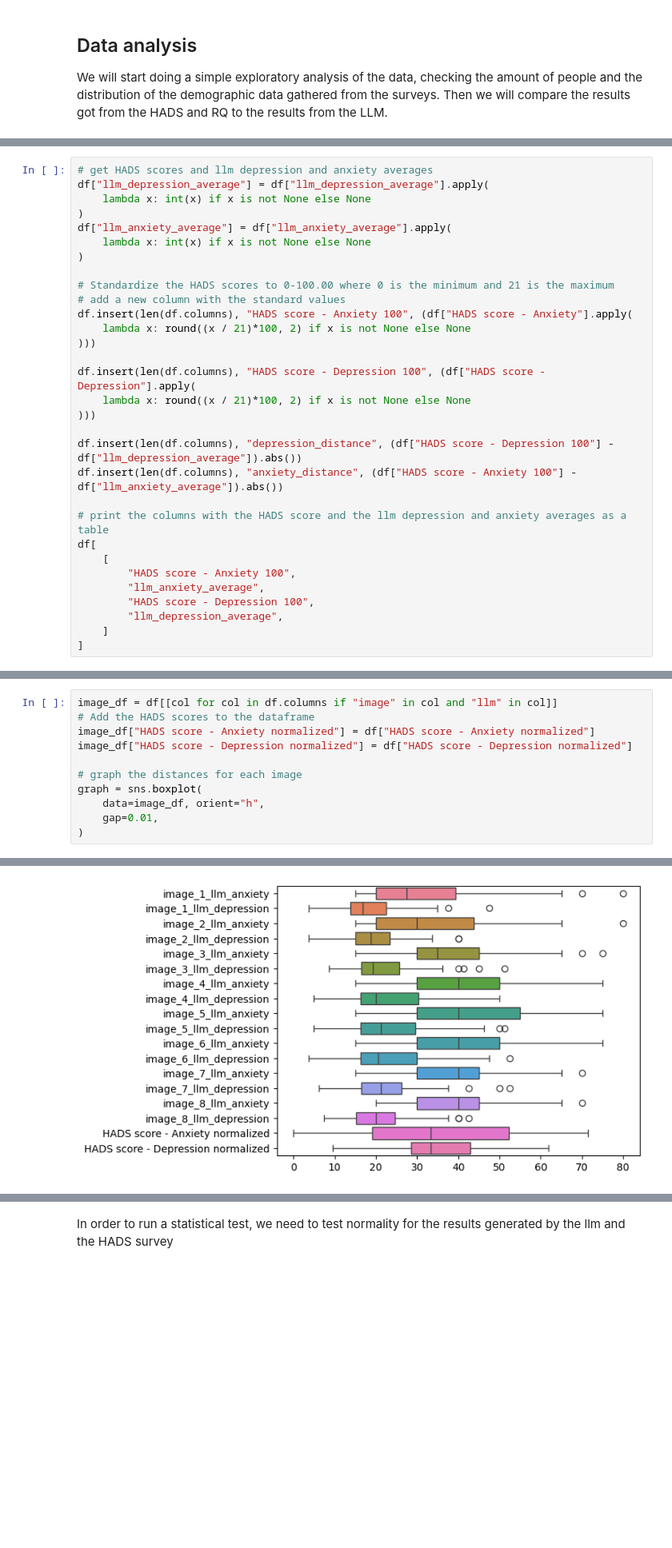
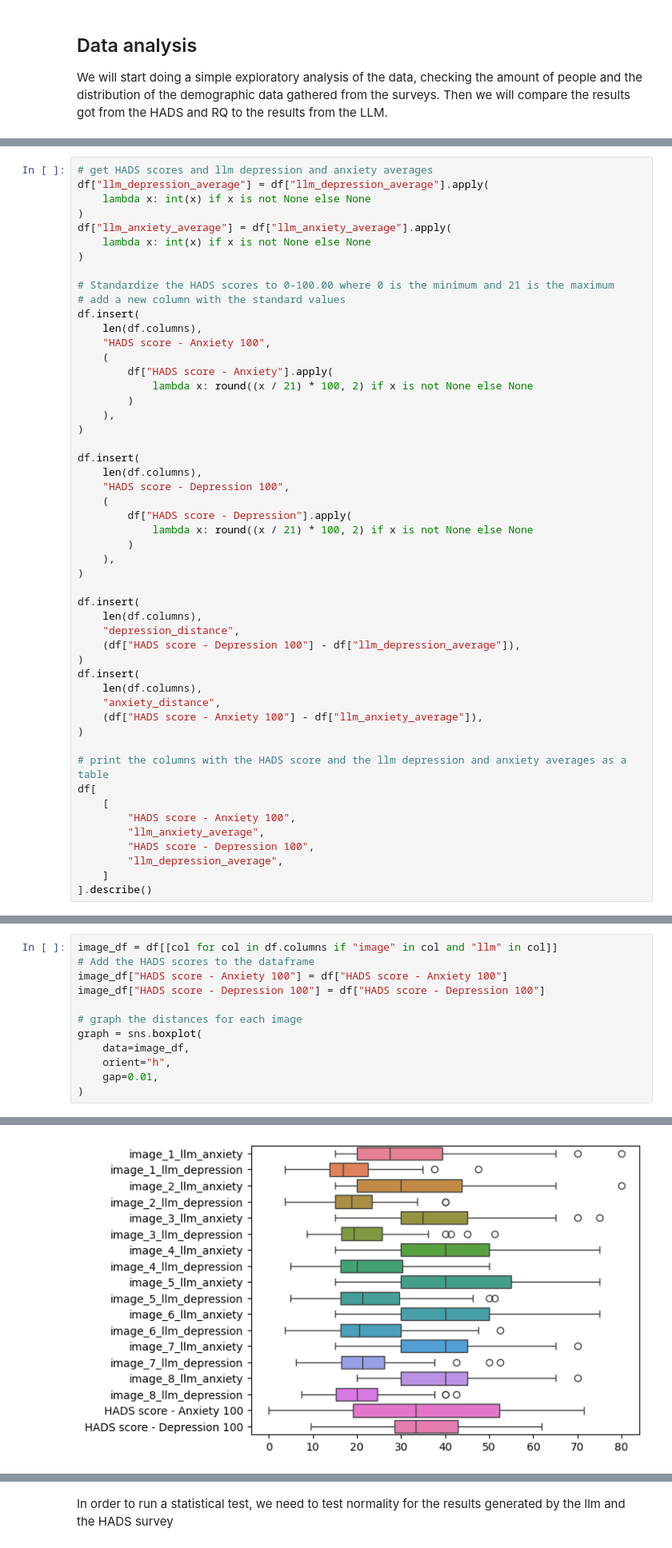
Before and after one commit to Zelev/attachment-jupyter, a Jupyter notebook: Attachment transcription service.ipynb, the cells around one changed output, grey strips where cells are left out. Shown: that part at 80% size. Cells and saved outputs as stored; diff of their text form; blank space fills up the shorter version.

```diff
--- a/Attachment transcription service.ipynb
+++ b/Attachment transcription service.ipynb
@@ -814,16 +914,36 @@ df["llm_anxiety_average"] = df["llm_anxiety_average"].apply(
 
 # Standardize the HADS scores to 0-100.00 where 0 is the minimum and 21 is the maximum
 # add a new column with the standard values
-df.insert(len(df.columns), "HADS score - Anxiety 100", (df["HADS score - Anxiety"].apply(
-    lambda x: round((x / 21)*100, 2) if x is not None else None
-)))
+df.insert(
+    len(df.columns),
+    "HADS score - Anxiety 100",
+    (
+        df["HADS score - Anxiety"].apply(
+            lambda x: round((x / 21) * 100, 2) if x is not None else None
+        )
+    ),
+)
 
-df.insert(len(df.columns), "HADS score - Depression 100", (df["HADS score - Depression"].apply(
-    lambda x: round((x / 21)*100, 2) if x is not None else None
-)))
+df.insert(
+    len(df.columns),
+    "HADS score - Depression 100",
+    (
+        df["HADS score - Depression"].apply(
+            lambda x: round((x / 21) * 100, 2) if x is not None else None
+        )
+    ),
+)
 
-df.insert(len(df.columns), "depression_distance", (df["HADS score - Depression 100"] - df["llm_depression_average"]).abs())
-df.insert(len(df.columns), "anxiety_distance", (df["HADS score - Anxiety 100"] - df["llm_anxiety_average"]).abs())
+df.insert(
+    len(df.columns),
+    "depression_distance",
+    (df["HADS score - Depression 100"] - df["llm_depression_average"]),
+)
+df.insert(
+    len(df.columns),
+    "anxiety_distance",
+    (df["HADS score - Anxiety 100"] - df["llm_anxiety_average"]),
+)
 
 # print the columns with the HADS score and the llm depression and anxiety averages as a table
 df[
@@ -833,5 +953,5 @@ df[
         "HADS score - Depression 100",
         "llm_depression_average",
     ]
-]
+].describe()
 # %% [output]
@@ -909,12 +1063,13 @@ Text(0.5, 0, 'Difference')
 # %%
 image_df = df[[col for col in df.columns if "image" in col and "llm" in col]]
 # Add the HADS scores to the dataframe
-image_df["HADS score - Anxiety normalized"] = df["HADS score - Anxiety normalized"]
-image_df["HADS score - Depression normalized"] = df["HADS score - Depression normalized"]
+image_df["HADS score - Anxiety 100"] = df["HADS score - Anxiety 100"]
+image_df["HADS score - Depression 100"] = df["HADS score - Depression 100"]
 
 # graph the distances for each image
 graph = sns.boxplot(
-    data=image_df, orient="h",
+    data=image_df,
+    orient="h",
     gap=0.01,
 )
 # %% [output]
@@ -931,3 +1086,3 @@ See the caveats in the documentation: https://pandas.pydata.org/pandas-docs/stab
-[figure, old version]
+[figure, new version]
 # %%
 graph = sns.violinplot(
```
Also changed, not shown: parts of 27 cells of this notebook.
